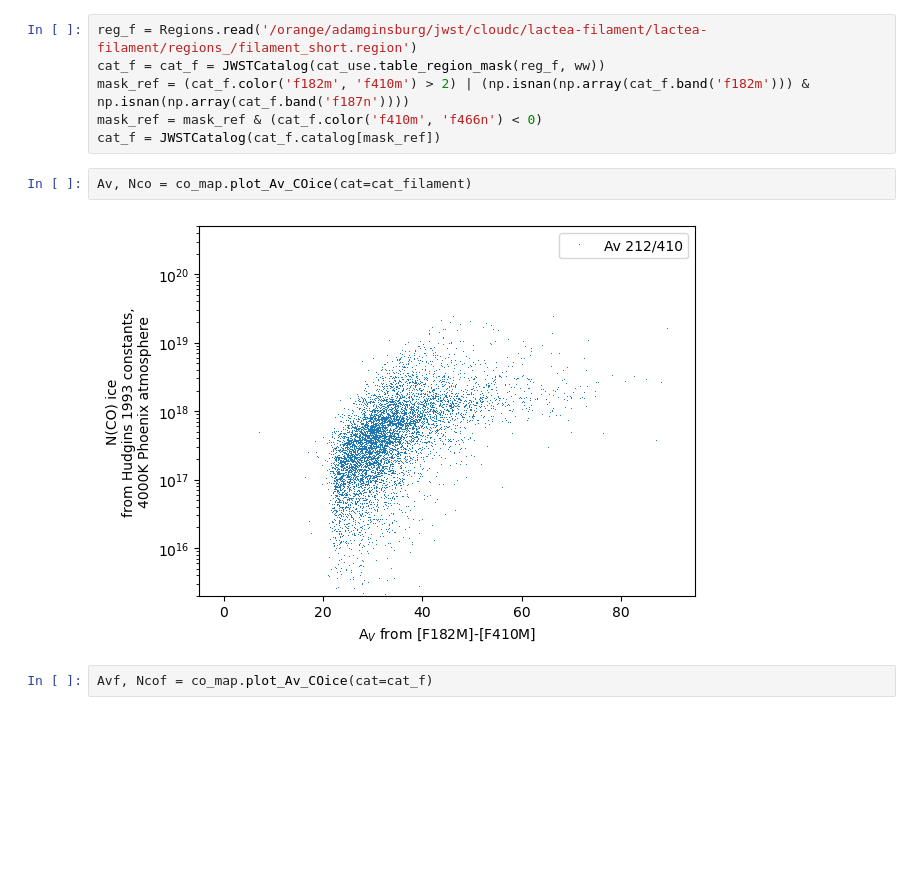
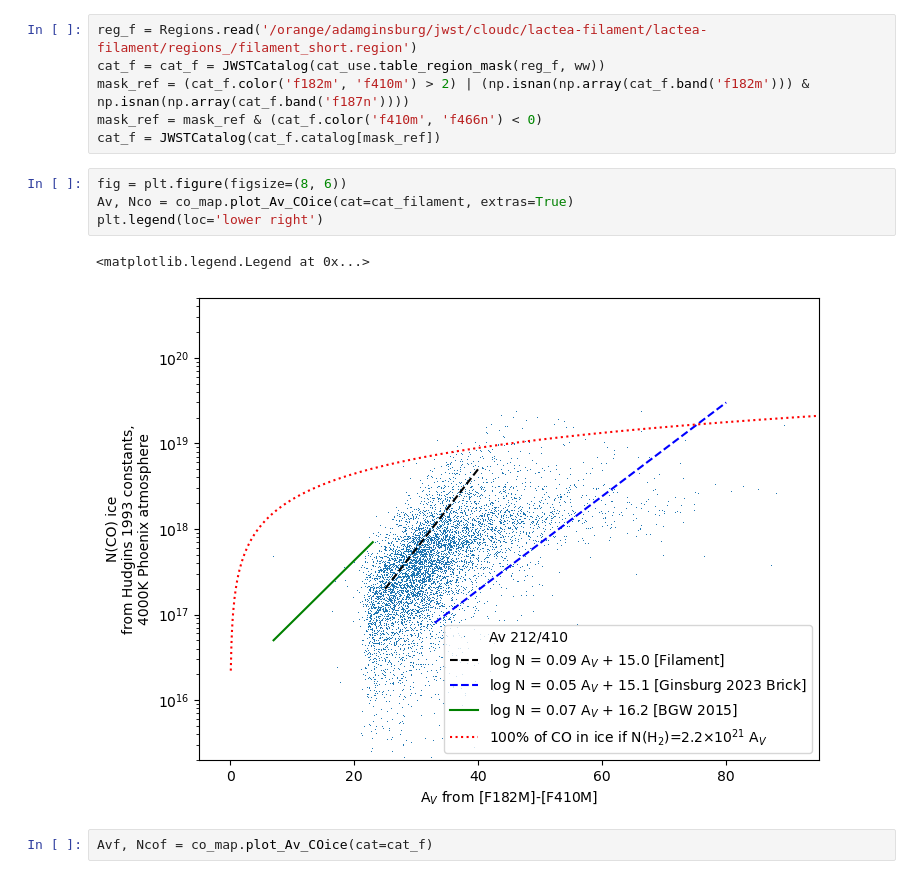
Before and after one commit to SpacialTree/lactea-filament, a Jupyter notebook: lactea-filament/notebooks/filament_COice_scatter.ipynb, the cells around one changed output. Drawn from its saved outputs; the diff is of its cells as text; blank space fills up the shorter version.

```diff
--- a/lactea-filament/notebooks/filament_COice_scatter.ipynb
+++ b/lactea-filament/notebooks/filament_COice_scatter.ipynb
@@ -61,10 +61,13 @@ cat_f = cat_f = JWSTCatalog(cat_use.table_region_mask(reg_f, ww))
 mask_ref = (cat_f.color('f182m', 'f410m') > 2) | (np.isnan(np.array(cat_f.band('f182m'))) & np.isnan(np.array(cat_f.band('f187n'))))
 mask_ref = mask_ref & (cat_f.color('f410m', 'f466n') < 0)
 cat_f = JWSTCatalog(cat_f.catalog[mask_ref])
-# %%
-Av, Nco = co_map.plot_Av_COice(cat=cat_filament)
-# %% [output]
-[figure, removed]
+# %%
+fig = plt.figure(figsize=(8, 6))
+Av, Nco = co_map.plot_Av_COice(cat=cat_filament, extras=True)
+plt.legend(loc='lower right')
+# %% [output]
+<matplotlib.legend.Legend at 0x...>
+[figure, added]
 # %%
 Avf, Ncof = co_map.plot_Av_COice(cat=cat_f)
 # %% [output]
```
